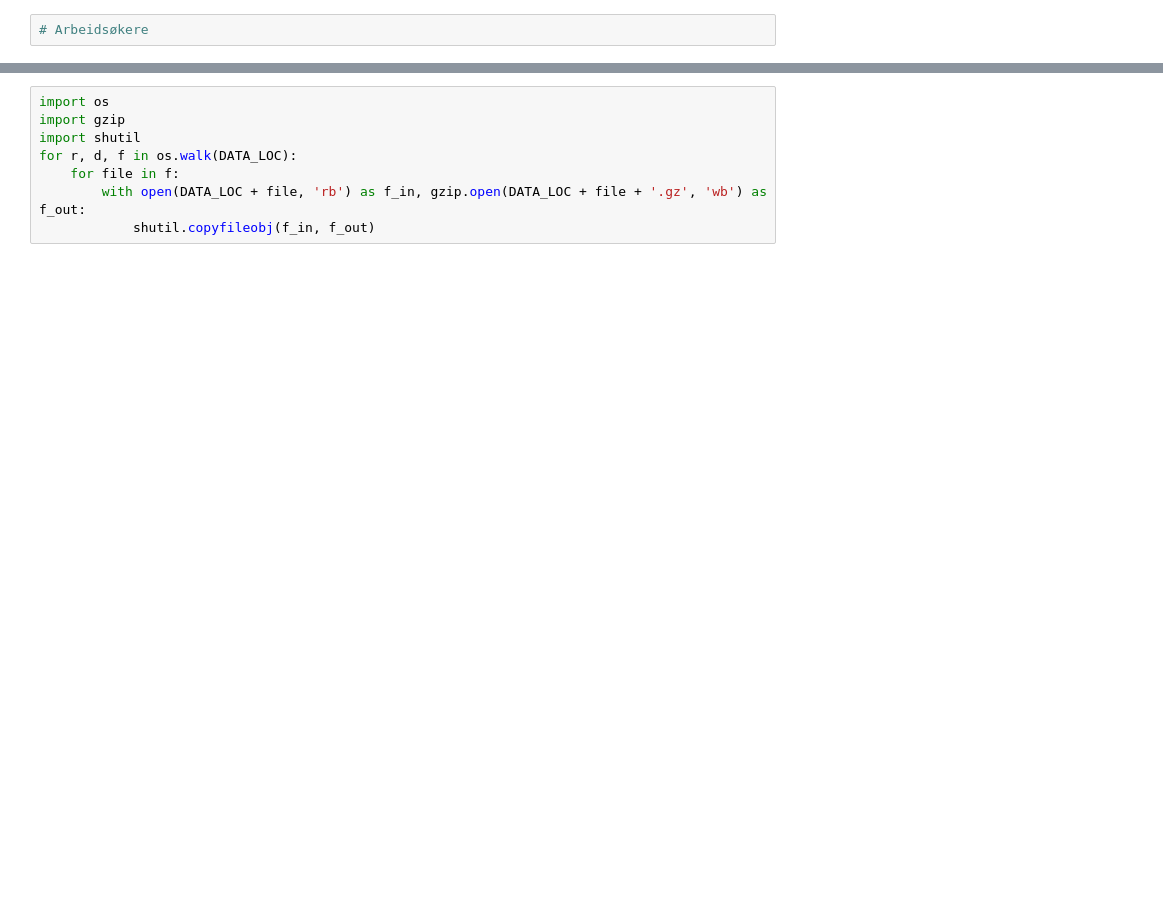
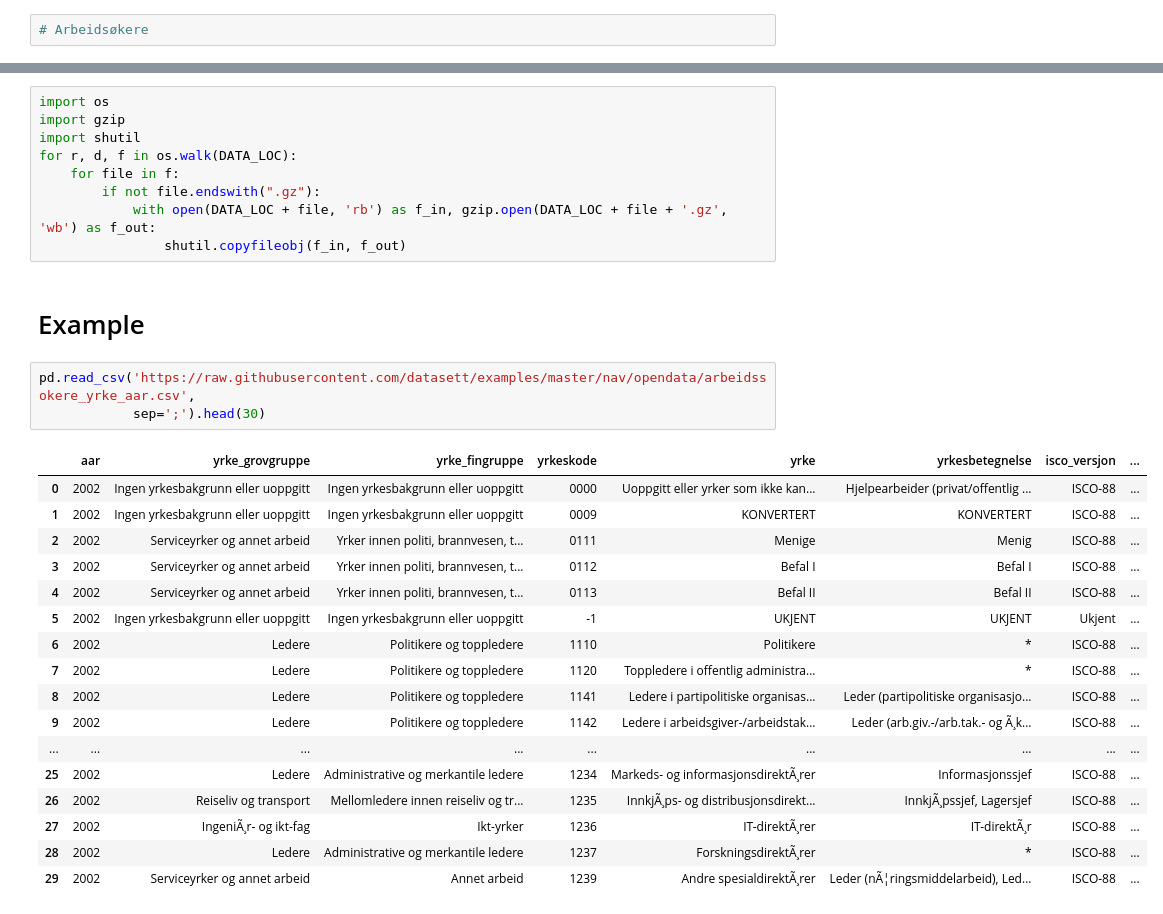
Before and after one commit to datasett/examples, a Jupyter notebook: nav/download from data.nav.no.ipynb, the cells around one changed output, grey strips where cells are left out. Saved outputs shown, nothing was run; the diff lists cells and outputs as text; blank space fills up the shorter version.

```diff
--- a/nav/download from data.nav.no.ipynb
+++ b/nav/download from data.nav.no.ipynb
@@ -45,5 +87,29 @@ import gzip
 import shutil
 for r, d, f in os.walk(DATA_LOC):
     for file in f:
-        with open(DATA_LOC + file, 'rb') as f_in, gzip.open(DATA_LOC + file + '.gz', 'wb') as f_out:
-            shutil.copyfileobj(f_in, f_out)
+        if not file.endswith(".gz"):
+            with open(DATA_LOC + file, 'rb') as f_in, gzip.open(DATA_LOC + file + '.gz', 'wb') as f_out:
+                shutil.copyfileobj(f_in, f_out)
+# %% [markdown]
+# Example
+# %%
+pd.read_csv('https://raw.githubusercontent.com/datasett/examples/master/nav/opendata/arbeidssokere_yrke_aar.csv',
+            sep=';').head(30)
+# %% [output]
+|  | aar | yrke_grovgruppe | yrke_fingruppe | yrkeskode | yrke | yrkesbetegnelse | isco_versjon | ... |
+| 0 | 2002 | Ingen yrkesbakgrunn eller uoppgitt | Ingen yrkesbakgrunn eller uoppgitt | 0000 | Uoppgitt eller yrker som ikke kan... | Hjelpearbeider (privat/offentlig ... | ISCO-88 | ... |
+| 1 | 2002 | Ingen yrkesbakgrunn eller uoppgitt | Ingen yrkesbakgrunn eller uoppgitt | 0009 | KONVERTERT | KONVERTERT | ISCO-88 | ... |
+| 2 | 2002 | Serviceyrker og annet arbeid | Yrker innen politi, brannvesen, t... | 0111 | Menige | Menig | ISCO-88 | ... |
+| 3 | 2002 | Serviceyrker og annet arbeid | Yrker innen politi, brannvesen, t... | 0112 | Befal I | Befal I | ISCO-88 | ... |
+| 4 | 2002 | Serviceyrker og annet arbeid | Yrker innen politi, brannvesen, t... | 0113 | Befal II | Befal II | ISCO-88 | ... |
+| 5 | 2002 | Ingen yrkesbakgrunn eller uoppgitt | Ingen yrkesbakgrunn eller uoppgitt | -1 | UKJENT | UKJENT | Ukjent | ... |
+| 6 | 2002 | Ledere | Politikere og toppledere | 1110 | Politikere | * | ISCO-88 | ... |
+| 7 | 2002 | Ledere | Politikere og toppledere | 1120 | Toppledere i offentlig administra... | * | ISCO-88 | ... |
+| 8 | 2002 | Ledere | Politikere og toppledere | 1141 | Ledere i partipolitiske organisas... | Leder (partipolitiske organisasjo... | ISCO-88 | ... |
+| 9 | 2002 | Ledere | Politikere og toppledere | 1142 | Ledere i arbeidsgiver-/arbeidstak... | Leder (arb.giv.-/arb.tak.- og Ã¸k... | ISCO-88 | ... |
+| ... | ... | ... | ... | ... | ... | ... | ... | ... |
+| 25 | 2002 | Ledere | Administrative og merkantile ledere | 1234 | Markeds- og informasjonsdirektÃ¸rer | Informasjonssjef | ISCO-88 | ... |
+| 26 | 2002 | Reiseliv og transport | Mellomledere innen reiseliv og tr... | 1235 | InnkjÃ¸ps- og distribusjonsdirekt... | InnkjÃ¸pssjef, Lagersjef | ISCO-88 | ... |
+| 27 | 2002 | IngeniÃ¸r- og ikt-fag | Ikt-yrker | 1236 | IT-direktÃ¸rer | IT-direktÃ¸r | ISCO-88 | ... |
+| 28 | 2002 | Ledere | Administrative og merkantile ledere | 1237 | ForskningsdirektÃ¸rer | * | ISCO-88 | ... |
+| 29 | 2002 | Serviceyrker og annet arbeid | Annet arbeid | 1239 | Andre spesialdirektÃ¸rer | Leder (nÃ¦ringsmiddelarbeid), Led... | ISCO-88 | ... |
```
Also changed, not shown: parts of 13 cells of this notebook, 15 other files.
